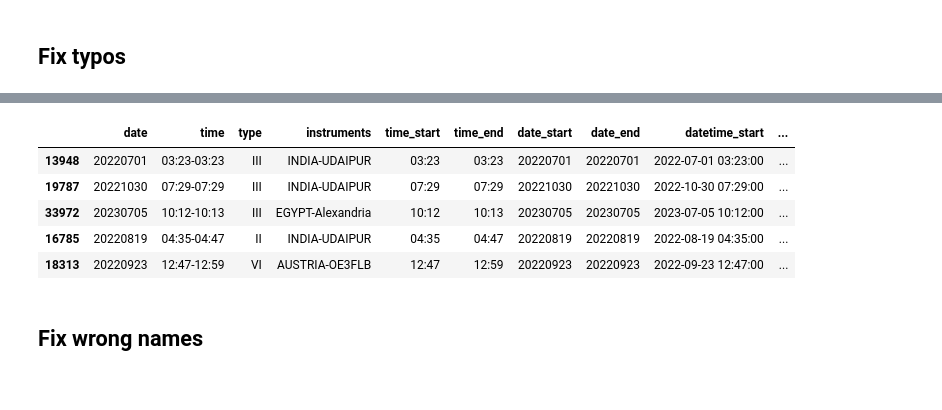
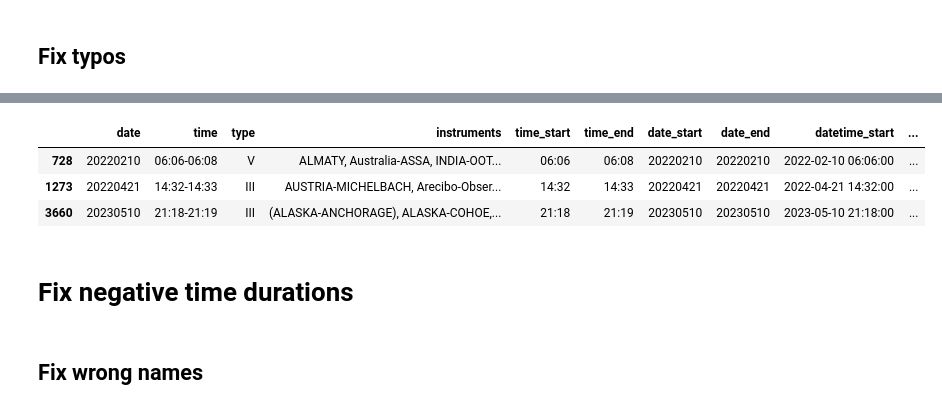
Before and after one commit to i4Ds/Radio-sunburst-labelcreation, a Jupyter notebook: burst_list_creation.ipynb, the cells around one changed output, grey strips where cells are left out. Saved outputs shown, nothing was run; the diff lists cells and outputs as text; code cells hidden in the pictures.

```diff
--- a/burst_list_creation.ipynb
+++ b/burst_list_creation.ipynb
@@ -97,9 +83,7 @@ burst_list = keep_only_type_I_to_VI(burst_list)
-# %%
-burst_list.sample(5)
-# %% [output]
-|  | date | time | type | instruments | time_start | time_end | date_start | date_end | datetime_start | ... |
-| 13948 | 20220701 | 03:23-03:23 | III | INDIA-UDAIPUR | 03:23 | 03:23 | 20220701 | 20220701 | 2022-07-01 03:23:00 | ... |
-| 19787 | 20221030 | 07:29-07:29 | III | INDIA-UDAIPUR | 07:29 | 07:29 | 20221030 | 20221030 | 2022-10-30 07:29:00 | ... |
-| 33972 | 20230705 | 10:12-10:13 | III | EGYPT-Alexandria | 10:12 | 10:13 | 20230705 | 20230705 | 2023-07-05 10:12:00 | ... |
-| 16785 | 20220819 | 04:35-04:47 | II | INDIA-UDAIPUR | 04:35 | 04:47 | 20220819 | 20220819 | 2022-08-19 04:35:00 | ... |
-| 18313 | 20220923 | 12:47-12:59 | VI | AUSTRIA-OE3FLB | 12:47 | 12:59 | 20220923 | 20220923 | 2022-09-23 12:47:00 | ... |
+# %%
+burst_list[impossible_times_bool]
+# %% [output]
+|  | date | time | type | instruments | time_start | time_end | date_start | date_end | datetime_start | ... |
+| 728 | 20220210 | 06:06-06:08 | V | ALMATY, Australia-ASSA, INDIA-OOT... | 06:06 | 06:08 | 20220210 | 20220210 | 2022-02-10 06:06:00 | ... |
+| 1273 | 20220421 | 14:32-14:33 | III | AUSTRIA-MICHELBACH, Arecibo-Obser... | 14:32 | 14:33 | 20220421 | 20220421 | 2022-04-21 14:32:00 | ... |
+| 3660 | 20230510 | 21:18-21:19 | III | (ALASKA-ANCHORAGE), ALASKA-COHOE,... | 21:18 | 21:19 | 20230510 | 20230510 | 2023-05-10 21:18:00 | ... |
@@ -106,3 +93,5 @@ burst_list.sample(5)
+# %% [markdown]
+# Fix negative time durations
 # %% [markdown]
 ## Fix wrong names
 # %%
```
Also changed, not shown: parts of 15 cells of this notebook, 15 other files.
